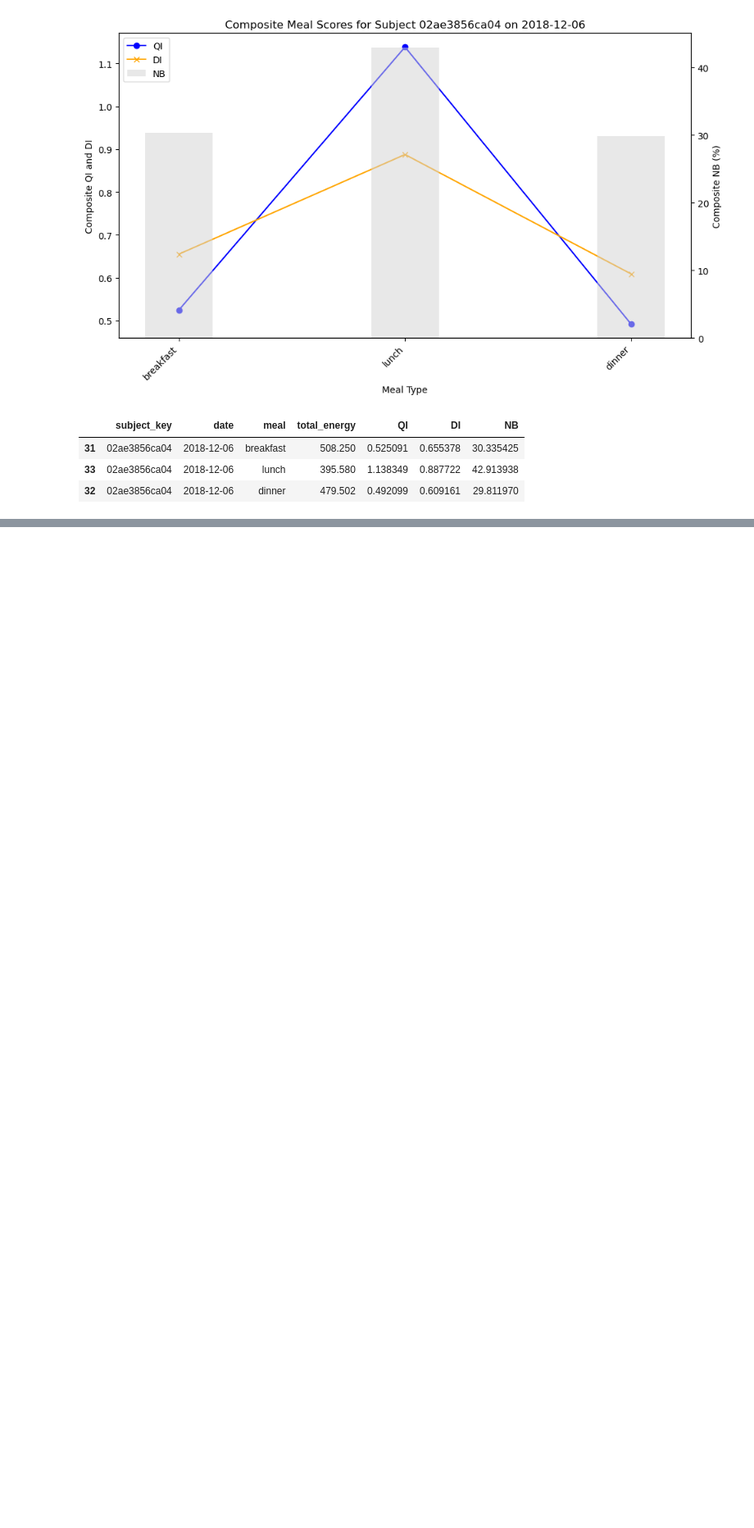
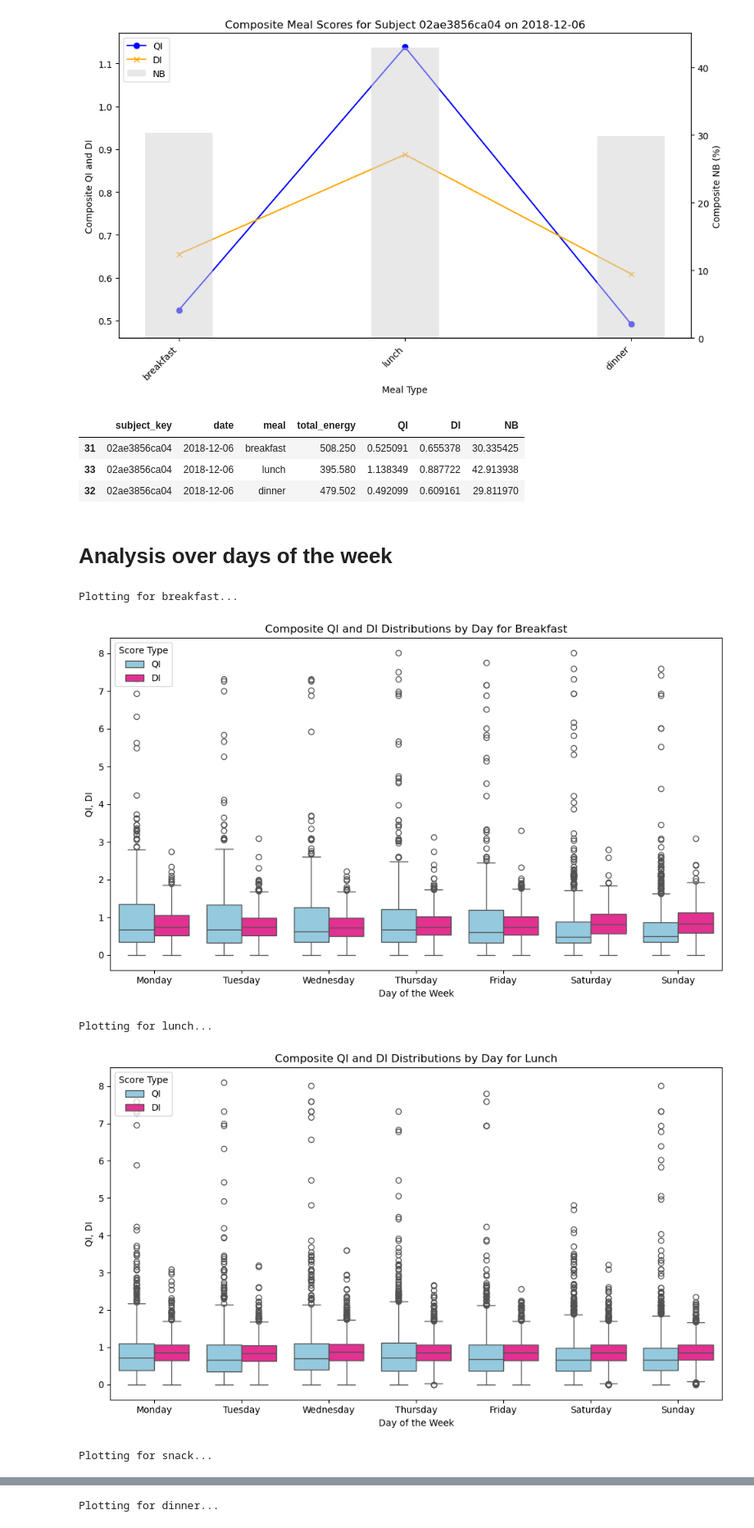
Before and after one commit to sskyxx/Bachelor-Project, a Jupyter notebook: analysis/composite_meals.ipynb, the cells around one changed output, grey strips where cells are left out. Shown at 82% size. Saved outputs shown, nothing was run; the diff lists cells and outputs as text; code cells hidden in the pictures; blank space fills up the shorter version.

Commit message:
Composite_meals_over_days

```diff
--- a/analysis/composite_meals.ipynb
+++ b/analysis/composite_meals.ipynb
@@ -266,6 +269,9 @@ subject_dinner
 | 13 | 02ae3856ca04 | 2018-12-09 | 539.000 | 0.042752 | 1.050867 | 4.275228 | 2018-12-09 19:00:00 |
 # %% [markdown]
 # Meals analysis for a whole day
+# %%
+
+save_directory = "composite_meals_graphs"
 # %%
 meal_dataframes = {
     'breakfast': composite_breakfast,
@@ -290,6 +296,8 @@ for meal, df_meal in meal_dataframes.items():
     if subject_df.empty:
         print(f"No {meal} data for subject {subject_id}.")
     else:
-        print(f"Plotting {meal} for subject {subject_id}.")
-        plot_meal(subject_df, subject_id, meal_name=meal, time_column=meal_time_columns[meal])
+        save_filename = f"composite_{meal}_subject_{subject_id}.png"
+        save_path = os.path.join(save_directory, save_filename)
+        print(f"Plotting {meal} for subject {subject_id} and saving to {save_path}.")
+        plot_meal(subject_df, subject_id, meal_name=meal, time_column=meal_time_columns[meal], save_path=save_path)
 # %% [output]
@@ -309,7 +317,9 @@ target_date = pd.to_datetime('2018-12-06').date()
 
 for meal in meal_types:
     print(f"Plotting {meal} for subject {subject_id} on {target_date}...")
-    plot_meal_composite(df_food_clean_outliers, subject_id, target_date, meal)
+    save_filename = f"composite_{meal}_subject_{subject_id}_{target_date}.png"
+    save_path = os.path.join(save_directory, save_filename)
+    plot_meal_composite(df_food_clean_outliers, subject_id, target_date, meal, save_path=save_path)
 # %% [output]
 Plotting breakfast for subject 02ae3856ca04 on 2018-12-06...
 [figure]
@@ -328,10 +338,26 @@ target_date = pd.to_datetime('2018-12-06').date()
 df_day = composite_meals[(composite_meals['subject_key'] == subject_id) &
                          (pd.to_datetime(composite_meals['date']).dt.date == target_date)]
 
-plot_day_meals(df_day, subject_id, target_date)
+save_filename = f"composite_meals_{subject_id}_{target_date}.png"
+save_path = os.path.join(save_directory, save_filename)
+plot_day_meals(df_day, subject_id, target_date, save_path=save_path)
 # %% [output]
 [figure]
 |  | subject_key | date | meal | total_energy | QI | DI | NB |
 | 31 | 02ae3856ca04 | 2018-12-06 | breakfast | 508.250 | 0.525091 | 0.655378 | 30.335425 |
 | 33 | 02ae3856ca04 | 2018-12-06 | lunch | 395.580 | 1.138349 | 0.887722 | 42.913938 |
 | 32 | 02ae3856ca04 | 2018-12-06 | dinner | 479.502 | 0.492099 | 0.609161 | 29.811970 |
+# %% [markdown]
+# Analysis over days of the week
+# %%
+for meal in meal_types:
+    print(f"Plotting for {meal}...")
+    # Optionally build a save path for each meal plot.
+    save_path = os.path.join(save_directory, f"Daily_QI_DI_Boxplot_{meal}.png")
+    plot_daily_qi_di_boxplots(composite_meals, meal_type=meal, save_path=save_path)
+# %% [output]
+Plotting for breakfast...
+[figure, added]
+Plotting for lunch...
+[figure, added]
+Plotting for snack...
@@ -337,0 +365 @@ plot_day_meals(df_day, subject_id, target_date)
+Plotting for dinner...
```
Also changed, not shown: parts of 13 cells of this notebook, 4 other files.
